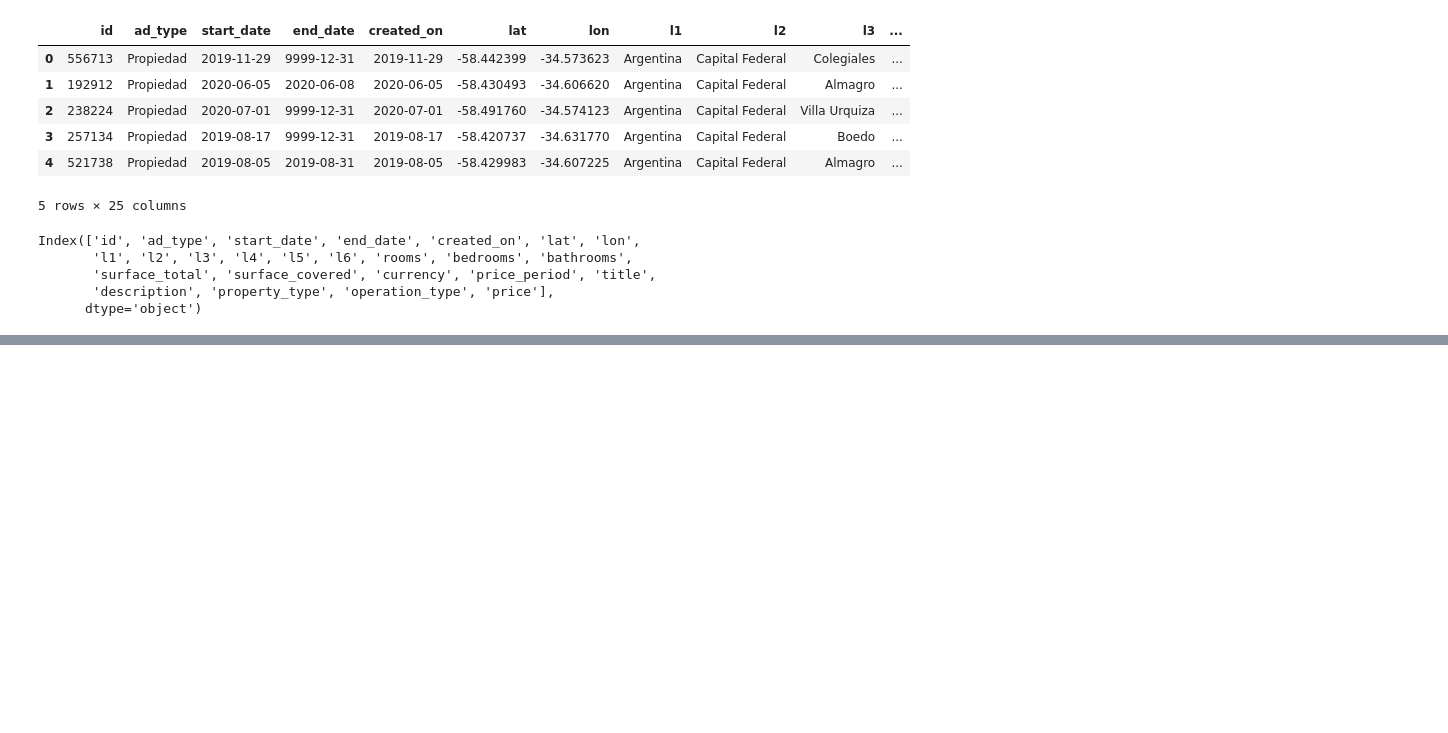
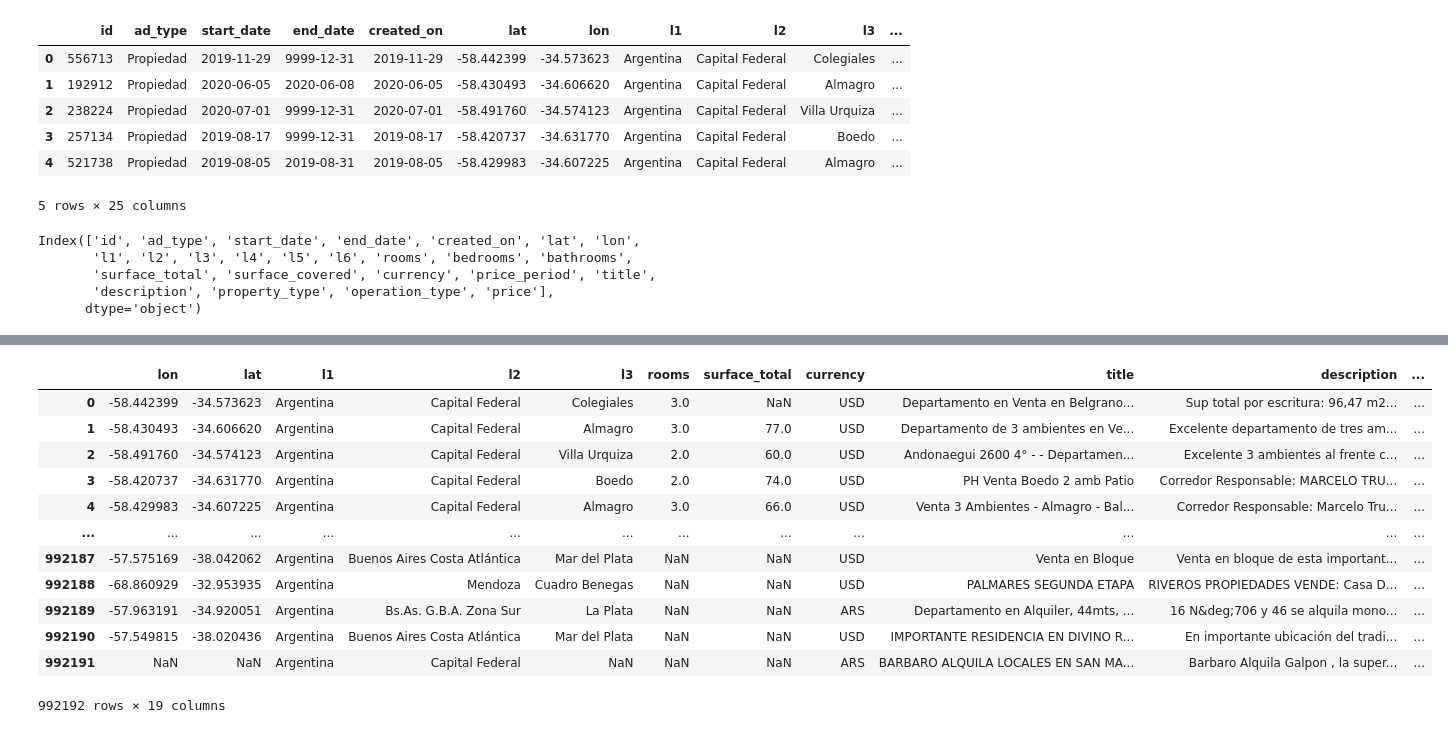
Before and after one commit to gerardoaboulafia/Property_price_prediction, a Jupyter notebook: Pipeline/test_pipeline.ipynb, the cells around one changed output, grey strips where cells are left out. Cells and saved outputs as stored; diff of their text form; code cells hidden in the pictures; blank space fills up the shorter version.

```diff
--- a/Pipeline/test_pipeline.ipynb
+++ b/Pipeline/test_pipeline.ipynb
@@ -141,2 +143,18 @@ DriverError: Pipeline/barrios copy.csv: No such file or directory
+# %%
+data3
+# %% [output]
+|  | lon | lat | l1 | l2 | l3 | rooms | surface_total | currency | title | description | ... |
+| 0 | -58.442399 | -34.573623 | Argentina | Capital Federal | Colegiales | 3.0 | NaN | USD | Departamento en Venta en Belgrano... | Sup total por escritura: 96,47 m2... | ... |
+| 1 | -58.430493 | -34.606620 | Argentina | Capital Federal | Almagro | 3.0 | 77.0 | USD | Departamento de 3 ambientes en Ve... | Excelente departamento de tres am... | ... |
+| 2 | -58.491760 | -34.574123 | Argentina | Capital Federal | Villa Urquiza | 2.0 | 60.0 | USD | Andonaegui 2600 4° - - Departamen... | Excelente 3 ambientes al frente c... | ... |
+| 3 | -58.420737 | -34.631770 | Argentina | Capital Federal | Boedo | 2.0 | 74.0 | USD | PH Venta Boedo 2 amb Patio | Corredor Responsable: MARCELO TRU... | ... |
+| 4 | -58.429983 | -34.607225 | Argentina | Capital Federal | Almagro | 3.0 | 66.0 | USD | Venta 3 Ambientes - Almagro - Bal... | Corredor Responsable: Marcelo Tru... | ... |
+| ... | ... | ... | ... | ... | ... | ... | ... | ... | ... | ... | ... |
+| 992187 | -57.575169 | -38.042062 | Argentina | Buenos Aires Costa Atlántica | Mar del Plata | NaN | NaN | USD | Venta en Bloque | Venta en bloque de esta important... | ... |
+| 992188 | -68.860929 | -32.953935 | Argentina | Mendoza | Cuadro Benegas | NaN | NaN | USD | PALMARES SEGUNDA ETAPA | RIVEROS PROPIEDADES VENDE: Casa D... | ... |
+| 992189 | -57.963191 | -34.920051 | Argentina | Bs.As. G.B.A. Zona Sur | La Plata | NaN | NaN | ARS | Departamento en Alquiler, 44mts, ... | 16 N&deg;706 y 46 se alquila mono... | ... |
+| 992190 | -57.549815 | -38.020436 | Argentina | Buenos Aires Costa Atlántica | Mar del Plata | NaN | NaN | USD | IMPORTANTE RESIDENCIA EN DIVINO R... | En importante ubicación del tradi... | ... |
+| 992191 | NaN | NaN | Argentina | Capital Federal | NaN | NaN | NaN | ARS | BARBARO ALQUILA LOCALES EN SAN MA... | Barbaro Alquila Galpon , la super... | ... |
+992192 rows × 19 columns
 # %%
 # 4. Subetapa de cálculo de distancia al subte más cercano
```
Also changed, not shown: parts of 8 cells of this notebook, 2 other files.
